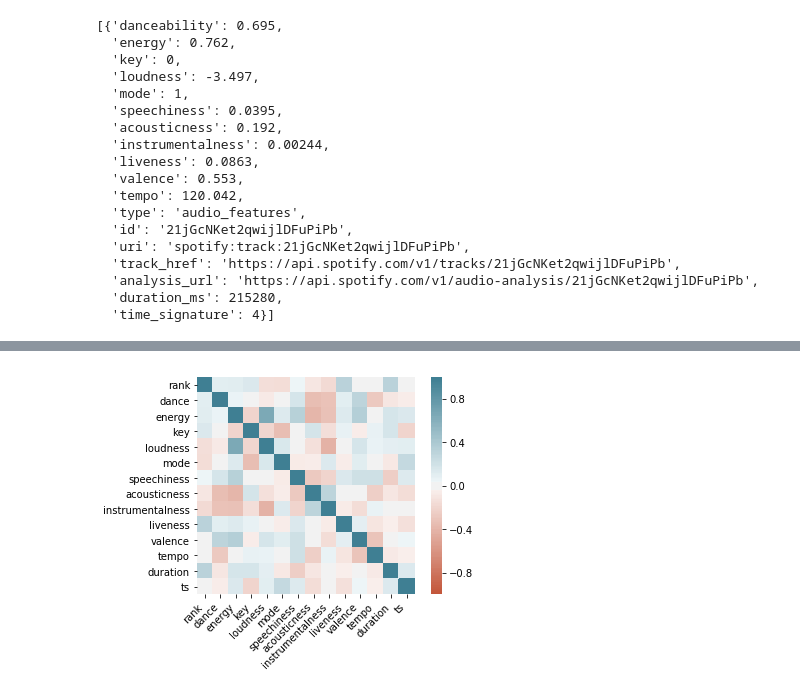
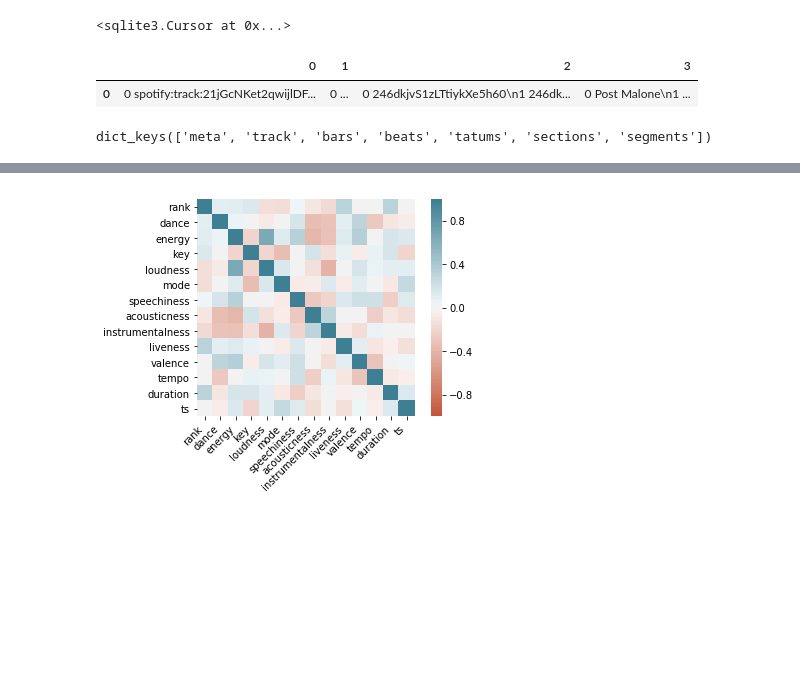
Before and after one commit to mackenziemitchell6/PopularHipHop, a Jupyter notebook: GettingData-ETL.ipynb, the cells around one changed output, grey strips where cells are left out. Drawn from its saved outputs; the diff is of its cells as text; code cells hidden in the pictures; blank space fills up the shorter version.

```diff
--- a/GettingData.ipynb
+++ b/GettingData-ETL.ipynb
@@ -7,6 +7,9 @@ import spotipy.util as util
 from spotipy.oauth2 import SpotifyClientCredentials
 import spotipy.oauth2 as oauth2
 import pickle
+import sqlite3
+conn = sqlite3.connect('hiphop.db')
+cur = conn.cursor()
 # %%
 market = [ "AD", "AR", "AT", "AU", "BE", "BG", "BO", "BR", "CA", "CH", "CL", "CO", "CR", "CY",
       "CZ", "DE", "DK", "DO", "EC", "EE", "ES", "FI", "FR", "GB", "GR", "GT", "HK", "HN", "HU",
@@ -97,21 +116,15 @@ df.head()
-# %%
-sp.audio_features(uris[0])
-# %% [output]
-[{'danceability': 0.695,
-  'energy': 0.762,
-  'key': 0,
-  'loudness': -3.497,
-  'mode': 1,
-  'speechiness': 0.0395,
-  'acousticness': 0.192,
-  'instrumentalness': 0.00244,
-  'liveness': 0.0863,
-  'valence': 0.553,
-  'tempo': 120.042,
-  'type': 'audio_features',
-  'id': '21jGcNKet2qwijlDFuPiPb',
-  'uri': 'spotify:track:21jGcNKet2qwijlDFuPiPb',
-  'track_href': 'https://api.spotify.com/v1/tracks/21jGcNKet2qwijlDFuPiPb',
-  'analysis_url': 'https://api.spotify.com/v1/audio-analysis/21jGcNKet2qwijlDFuPiPb',
-  'duration_ms': 215280,
-  'time_signature': 4}]
+# %%
+cur.execute("""INSERT INTO songs (songId, song, artistId, artist)
+                VALUES('{}','{}','{}','{}');
+                """.format(df.uris,df.title,df.artistID,df.artist))
+# %% [output]
+<sqlite3.Cursor at 0x...>
+# %%
+cur.execute("""SELECT * FROM songs;""")
+dfr=pd.DataFrame(cur.fetchall())
+df.columns=[x[0] for x in cur.description]
+dfr
+#hmmmmm
+# %% [output]
+|  | 0 | 1 | 2 | 3 |
+| 0 | 0 spotify:track:21jGcNKet2qwijlDF... | 0 ... | 0 246dkjvS1zLTtiykXe5h60\n1 246dk... | 0 Post Malone\n1 ... |
@@ -117,0 +143,23 @@ sp.audio_features(uris[0])
+# %%
+bars=[] #a count of beats, bar offsets indicate downbeats (first beat of measure)
+beats=[] #Basic time unit for a piece of music, each tick of a metronome
+tatums=[] #smaller than a beat, smallest pulse you can hear in music
+#lowest regular pulse train that a listener intuitvely infers from the timing
+#of a persevied musical event
+sections=[] #accumulations of bars and measures and stuff
+#large variations in rhythm of tamber
+#ex. chorus, verse, bridge, guitar solo
+segments=[] #segment of time defined as a given number of beats
+#a chunk of time that has generally same sound throughout
+#very small pieces of time
+#characterized by their perceptual onsets, duration, loudness, pitch, timbre and content
+for u in df.uris:
+    aa=sp.audio_analysis(u)
+    bars.append(aa['bars'])
+    beats.append(aa['beats'])
+    tatums.append(aa['tatums'])
+    sections.append(aa['sections'])
+    segments.append(aa['segments'])
+sp.audio_analysis(df.uris[0]).keys()
+# %% [output]
+dict_keys(['meta', 'track', 'bars', 'beats', 'tatums', 'sections', 'segments'])
```
Also changed, not shown: parts of 9 cells of this notebook, 1 other file.
